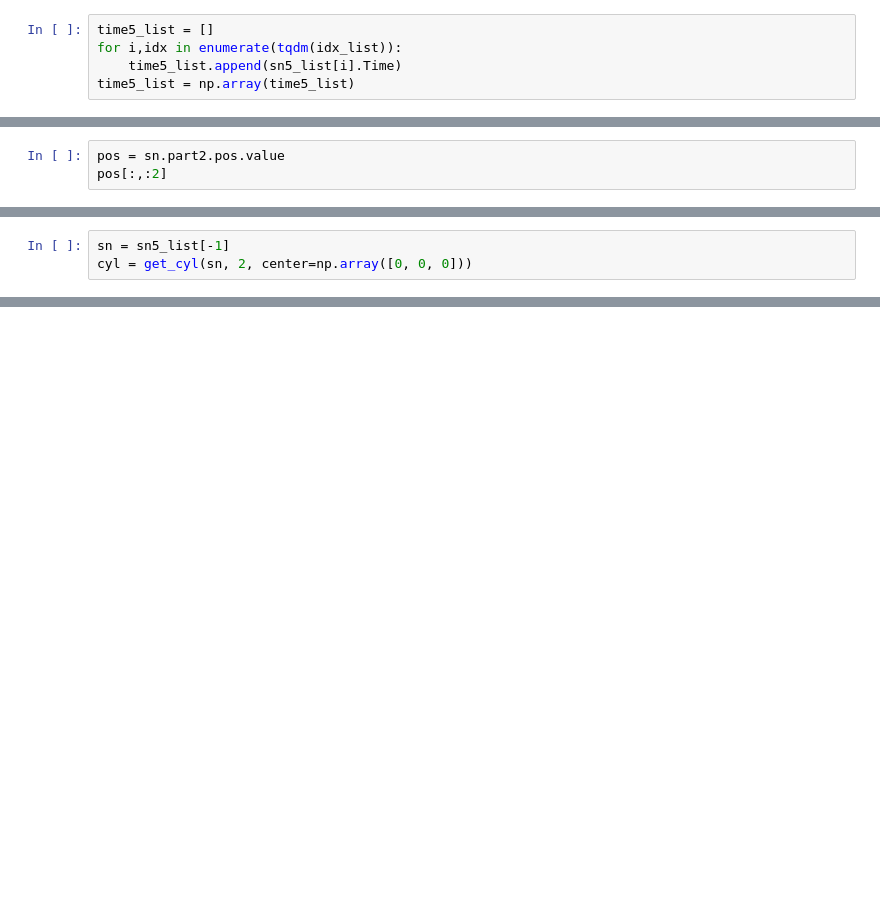
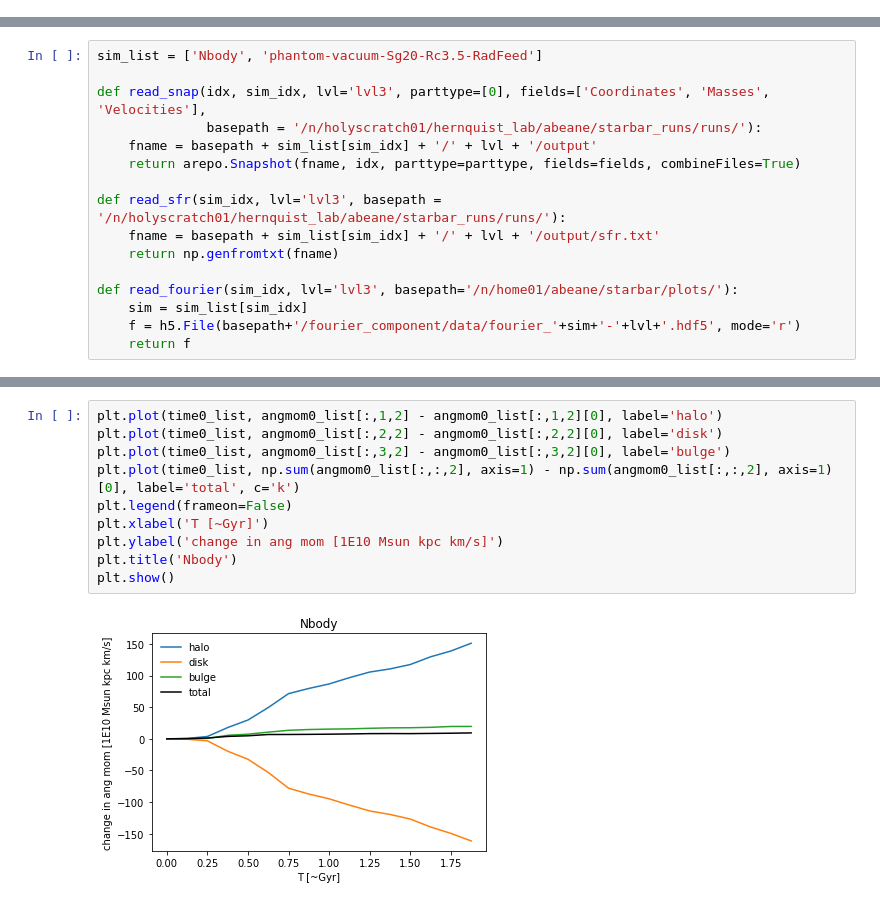
Before and after one commit to gusbeane/gasbar, a Jupyter notebook: notebooks/ang_momentum.ipynb, the cells around one changed output, grey strips where cells are left out. Cells and saved outputs as stored; diff of their text form; blank space fills up the shorter version.

```diff
--- a/notebooks/ang_momentum.ipynb
+++ b/notebooks/ang_momentum.ipynb
@@ -146,5 +0,0 @@ A Jupyter Widget
-# %%
-time5_list = []
-for i,idx in enumerate(tqdm(idx_list)):
-    time5_list.append(sn5_list[i].Time)
-time5_list = np.array(time5_list)
@@ -174,3 +0,0 @@ plt.show()
-# %%
-pos = sn.part2.pos.value
-pos[:,:2]
@@ -219,3 +0,0 @@ def quick_projection_key(x, y, m, key, width=20, nres=256, vmin=1E-3, vmax=1E0):
-# %%
-sn = sn5_list[-1]
-cyl = get_cyl(sn, 2, center=np.array([0, 0, 0]))
@@ -397,0 +14,16 @@ Wall time: 4.06 s
+# %%
+sim_list = ['Nbody', 'phantom-vacuum-Sg20-Rc3.5-RadFeed']
+
+def read_snap(idx, sim_idx, lvl='lvl3', parttype=[0], fields=['Coordinates', 'Masses', 'Velocities'],
+              basepath = '/n/holyscratch01/hernquist_lab/abeane/starbar_runs/runs/'):
+    fname = basepath + sim_list[sim_idx] + '/' + lvl + '/output'
+    return arepo.Snapshot(fname, idx, parttype=parttype, fields=fields, combineFiles=True)
+
+def read_sfr(sim_idx, lvl='lvl3', basepath = '/n/holyscratch01/hernquist_lab/abeane/starbar_runs/runs/'):
+    fname = basepath + sim_list[sim_idx] + '/' + lvl + '/output/sfr.txt'
+    return np.genfromtxt(fname)
+
+def read_fourier(sim_idx, lvl='lvl3', basepath='/n/home01/abeane/starbar/plots/'):
+    sim = sim_list[sim_idx]
+    f = h5.File(basepath+'/fourier_component/data/fourier_'+sim+'-'+lvl+'.hdf5', mode='r')
+    return f
@@ -397,0 +224,12 @@ Wall time: 4.06 s
+# %%
+plt.plot(time0_list, angmom0_list[:,1,2] - angmom0_list[:,1,2][0], label='halo')
+plt.plot(time0_list, angmom0_list[:,2,2] - angmom0_list[:,2,2][0], label='disk')
+plt.plot(time0_list, angmom0_list[:,3,2] - angmom0_list[:,3,2][0], label='bulge')
+plt.plot(time0_list, np.sum(angmom0_list[:,:,2], axis=1) - np.sum(angmom0_list[:,:,2], axis=1)[0], label='total', c='k')
+plt.legend(frameon=False)
+plt.xlabel('T [~Gyr]')
+plt.ylabel('change in ang mom [1E10 Msun kpc km/s]')
+plt.title('Nbody')
+plt.show()
+# %% [output]
+[figure, added]
```
Also changed, not shown: parts of 48 cells of this notebook, 3 other files.
